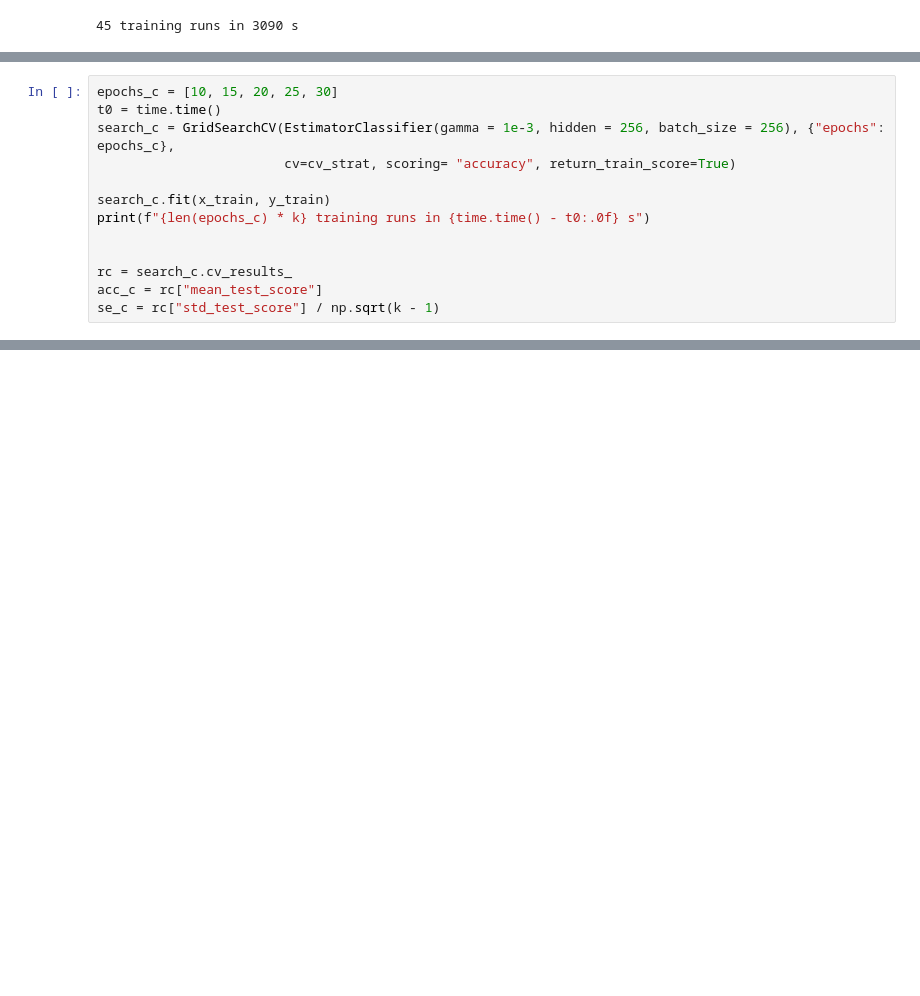
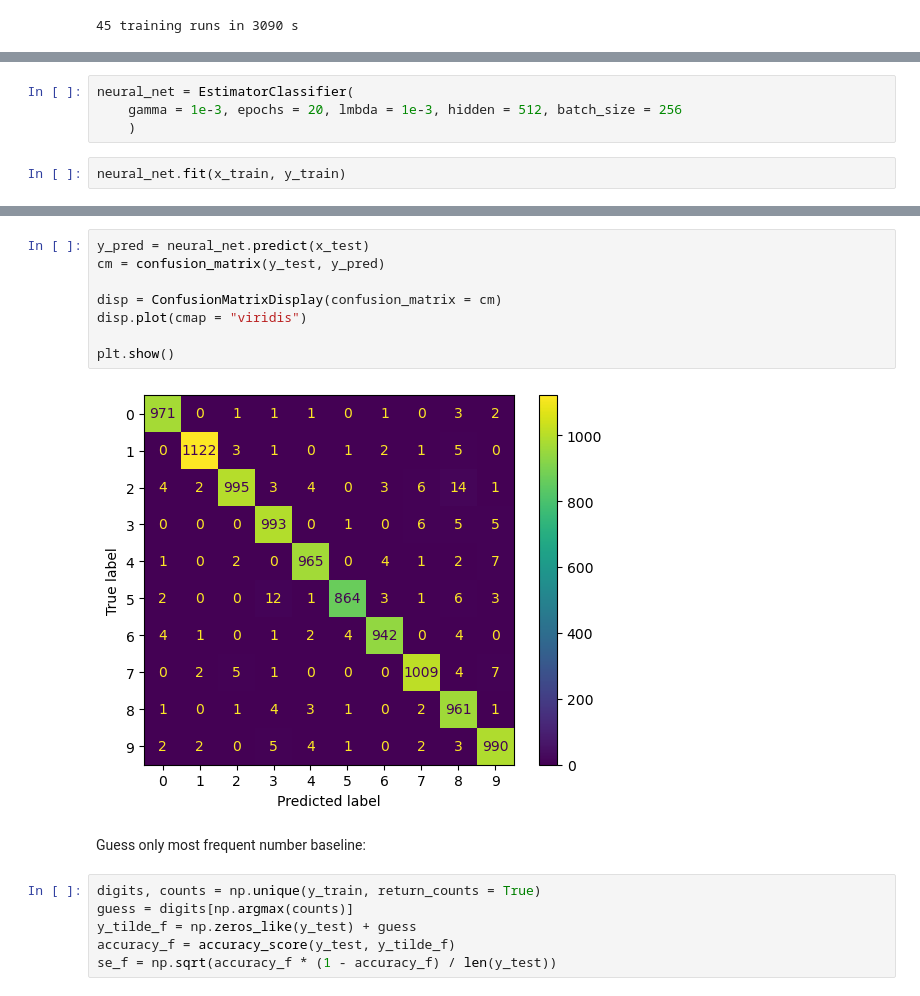
Before and after one commit to kajassandnes/FYS-STK3155, a Jupyter notebook: Project2/part_e.ipynb, the cells around one changed output, grey strips where cells are left out. Cells and saved outputs as stored; diff of their text form; blank space fills up the shorter version.

```diff
--- a/Project2/part_e.ipynb
+++ b/Project2/part_e.ipynb
@@ -183,13 +128,0 @@ plt.show()
-# %%
-epochs_c = [10, 15, 20, 25, 30]
-t0 = time.time()
-search_c = GridSearchCV(EstimatorClassifier(gamma = 1e-3, hidden = 256, batch_size = 256), {"epochs": epochs_c},
-                        cv=cv_strat, scoring= "accuracy", return_train_score=True)
-
-search_c.fit(x_train, y_train)
-print(f"{len(epochs_c) * k} training runs in {time.time() - t0:.0f} s")
-
-
-rc = search_c.cv_results_
-acc_c = rc["mean_test_score"]
-se_c = rc["std_test_score"] / np.sqrt(k - 1)
@@ -216,0 +131,6 @@ plt.show()
+# %%
+neural_net = EstimatorClassifier(
+    gamma = 1e-3, epochs = 20, lmbda = 1e-3, hidden = 512, batch_size = 256
+    )
+# %%
+neural_net.fit(x_train, y_train)
@@ -216,0 +152,18 @@ plt.show()
+# %%
+y_pred = neural_net.predict(x_test)
+cm = confusion_matrix(y_test, y_pred)
+
+disp = ConfusionMatrixDisplay(confusion_matrix = cm)
+disp.plot(cmap = "viridis")
+
+plt.show()
+# %% [output]
+[figure, added]
+# %% [markdown]
+Guess only most frequent number baseline:
+# %%
+digits, counts = np.unique(y_train, return_counts = True)
+guess = digits[np.argmax(counts)]
+y_tilde_f = np.zeros_like(y_test) + guess
+accuracy_f = accuracy_score(y_test, y_tilde_f)
+se_f = np.sqrt(accuracy_f * (1 - accuracy_f) / len(y_test))
```
Also changed, not shown: parts of 23 cells of this notebook.
